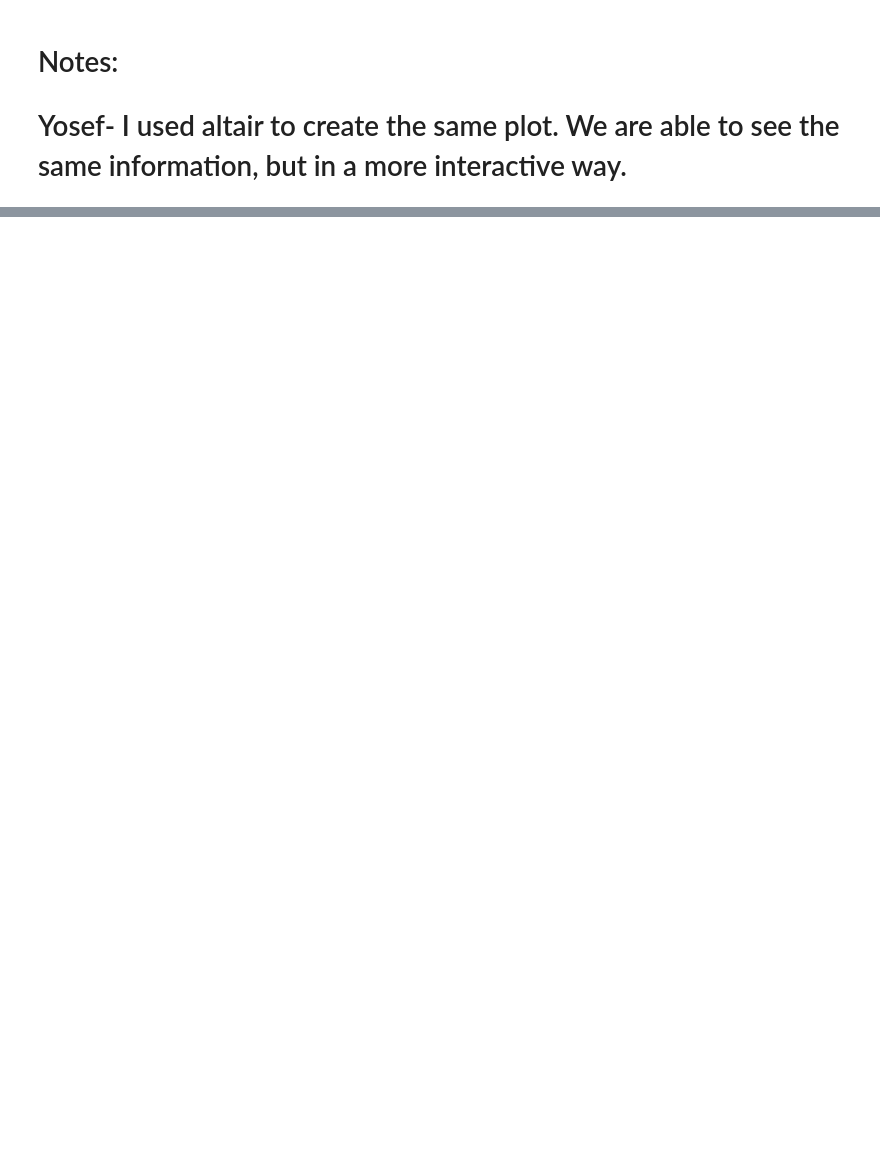
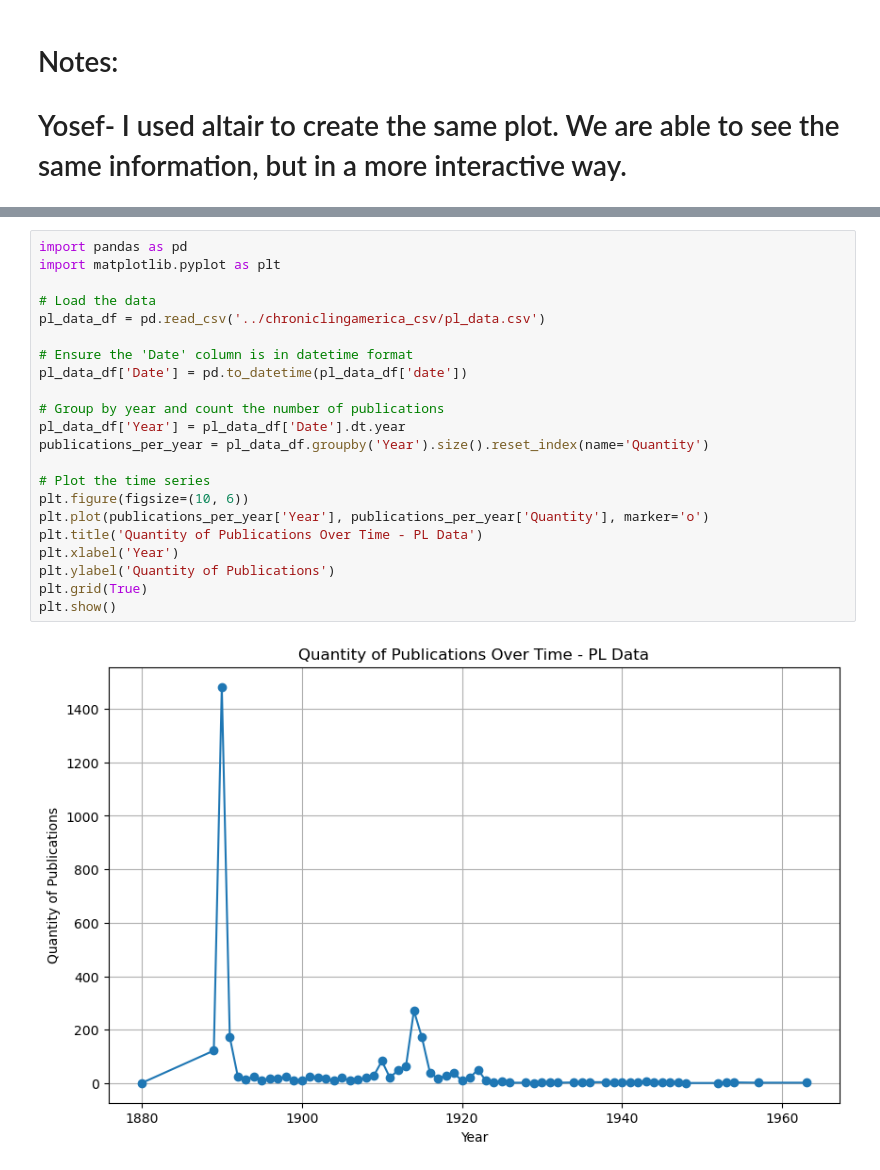
Before and after one commit to CultureAsData-UIUC/is310-fall-2024-group-5, a Jupyter notebook: pivoted_group_project/exploration_manipulation/metadata_over_time.ipynb, the cells around one changed output, grey strips where cells are left out. Cells and saved outputs as stored; diff of their text form; blank space fills up the shorter version.

Commit message:
updated some visualizations

```diff
--- a/pivoted_group_project/exploration_manipulation/metadata_over_time.ipynb
+++ b/pivoted_group_project/exploration_manipulation/metadata_over_time.ipynb
@@ -205,0 +122,24 @@ sb_chart & games_chart & sb_cs_combined_chart
+# %%
+import pandas as pd
+import matplotlib.pyplot as plt
+
+# Load the data
+pl_data_df = pd.read_csv('../chroniclingamerica_csv/pl_data.csv')
+
+# Ensure the 'Date' column is in datetime format
+pl_data_df['Date'] = pd.to_datetime(pl_data_df['date'])
+
+# Group by year and count the number of publications
+pl_data_df['Year'] = pl_data_df['Date'].dt.year
+publications_per_year = pl_data_df.groupby('Year').size().reset_index(name='Quantity')
+
+# Plot the time series
+plt.figure(figsize=(10, 6))
+plt.plot(publications_per_year['Year'], publications_per_year['Quantity'], marker='o')
+plt.title('Quantity of Publications Over Time - PL Data')
+plt.xlabel('Year')
+plt.ylabel('Quantity of Publications')
+plt.grid(True)
+plt.show()
+# %% [output]
+[figure, added]
```
Also changed, not shown: parts of 9 cells of this notebook.
